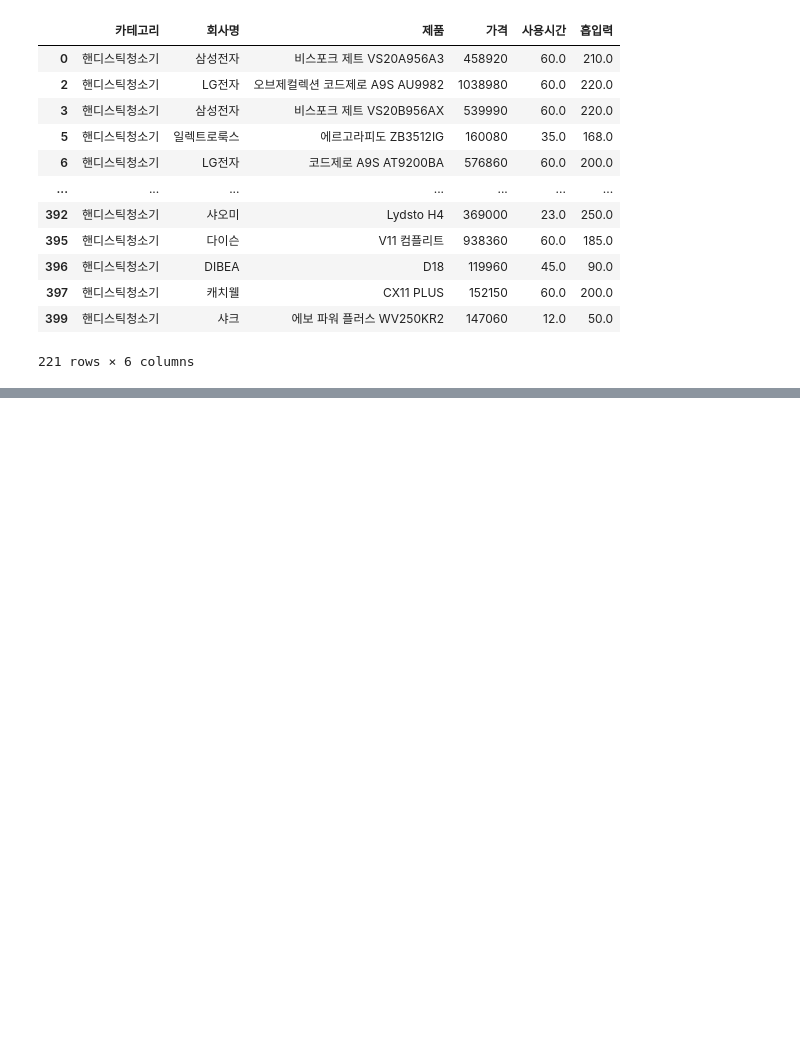
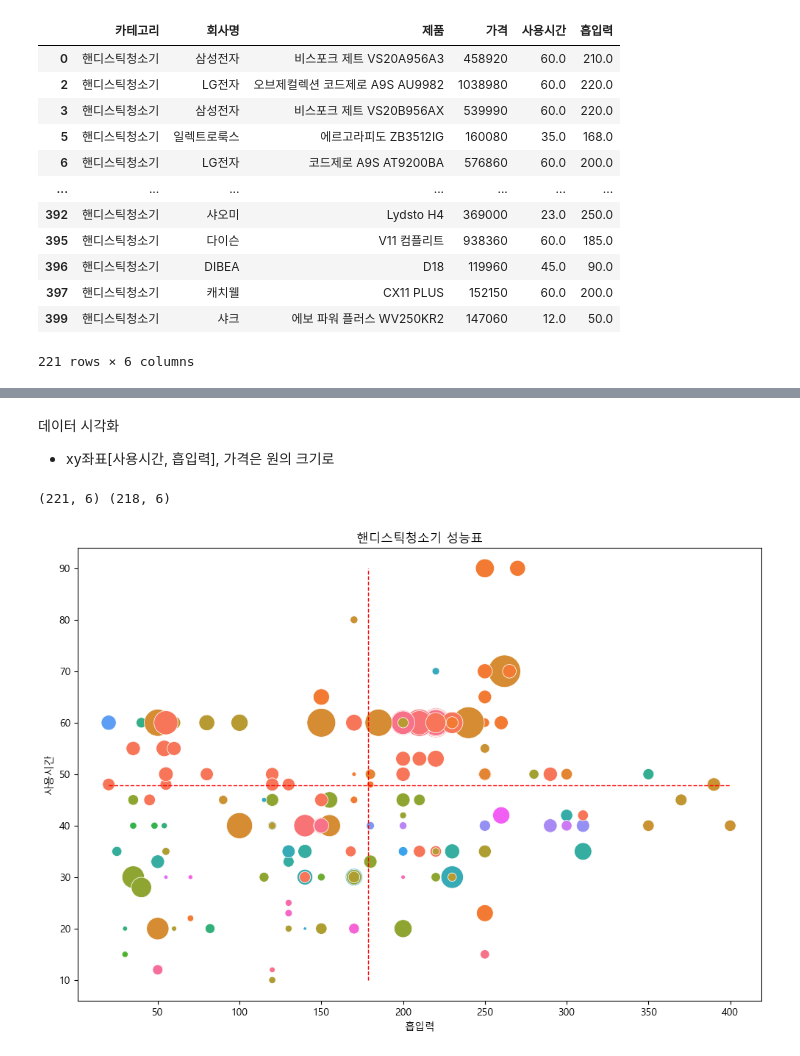
Before and after one commit to manki8908/Class_TJ_c11, a Jupyter notebook: crawling/script/pcrawl_12_selenium6_다나와시각화.ipynb, the cells around one changed output, grey strips where cells are left out. Drawn from its saved outputs; the diff is of its cells as text; code cells hidden in the pictures; blank space fills up the shorter version.

```diff
--- a/crawling/script/pcrawl_12_selenium6_다나와시각화.ipynb
+++ b/crawling/script/pcrawl_12_selenium6_다나와시각화.ipynb
@@ -178,0 +236,7 @@ pd_data_final.to_csv('2_result_preprocessing.csv', index=False)
+# %%
+# 평균값 정리
+price_mean_value = pd_data_final['가격'].mean()
+suction_mean_value = pd_data_final['흡입력'].mean()
+use_time_mean_value = pd_data_final['사용시간'].mean()
+
+price_mean_value, suction_mean_value, use_time_mean_value
@@ -178,0 +258,31 @@ pd_data_final.to_csv('2_result_preprocessing.csv', index=False)
+# %% [markdown]
+데이터 시각화
+* xy좌표[사용시간, 흡입력], 가격은 원의 크기로
+# %%
+# null 제거
+chart_data = pd_data_final.dropna(axis = 0)
+print(pd_data_final.shape, chart_data.shape)
+# %% [output]
+(221, 6) (218, 6)
+# %%
+# 흡입력, 사용시간의 최대값과 최소값 정리
+price_max = pd_data_final['가격'].max()
+price_min = pd_data_final['가격'].min()
+suction_max = pd_data_final['흡입력'].max()
+suction_min = pd_data_final['흡입력'].min()
+use_time_max = pd_data_final['사용시간'].max()
+use_time_min = pd_data_final['사용시간'].min()
+# %%
+import matplotlib.pyplot as plt
+plt.rcParams['font.family'] = 'Malgun Gothic'
+
+plt.figure(figsize=(12,8))
+plt.title('핸디스틱청소기 성능표')
+sns.scatterplot(x='흡입력', y='사용시간', size='가격', hue= chart_data['회사명'],
+                data=chart_data, sizes=(10,1000), legend=False)
+# x,y 평균선
+plt.plot([suction_min, suction_max], [use_time_mean_value, use_time_mean_value], 'r--', lw=1)
+plt.plot([suction_mean_value, suction_mean_value], [use_time_min, use_time_max], 'r--', lw=1)
+plt.show()
+# %% [output]
+[figure, added]
```
Also changed, not shown: parts of 12 cells of this notebook, 11 other files.
